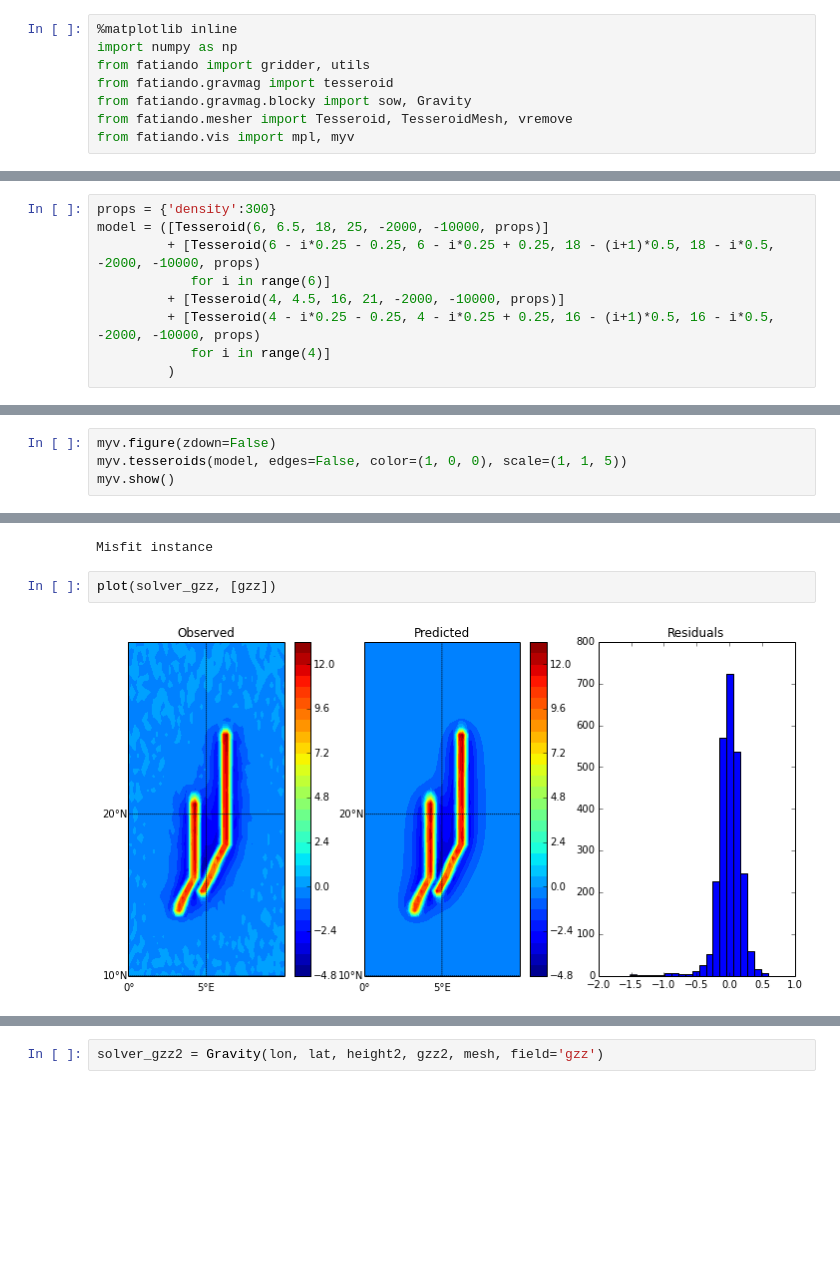
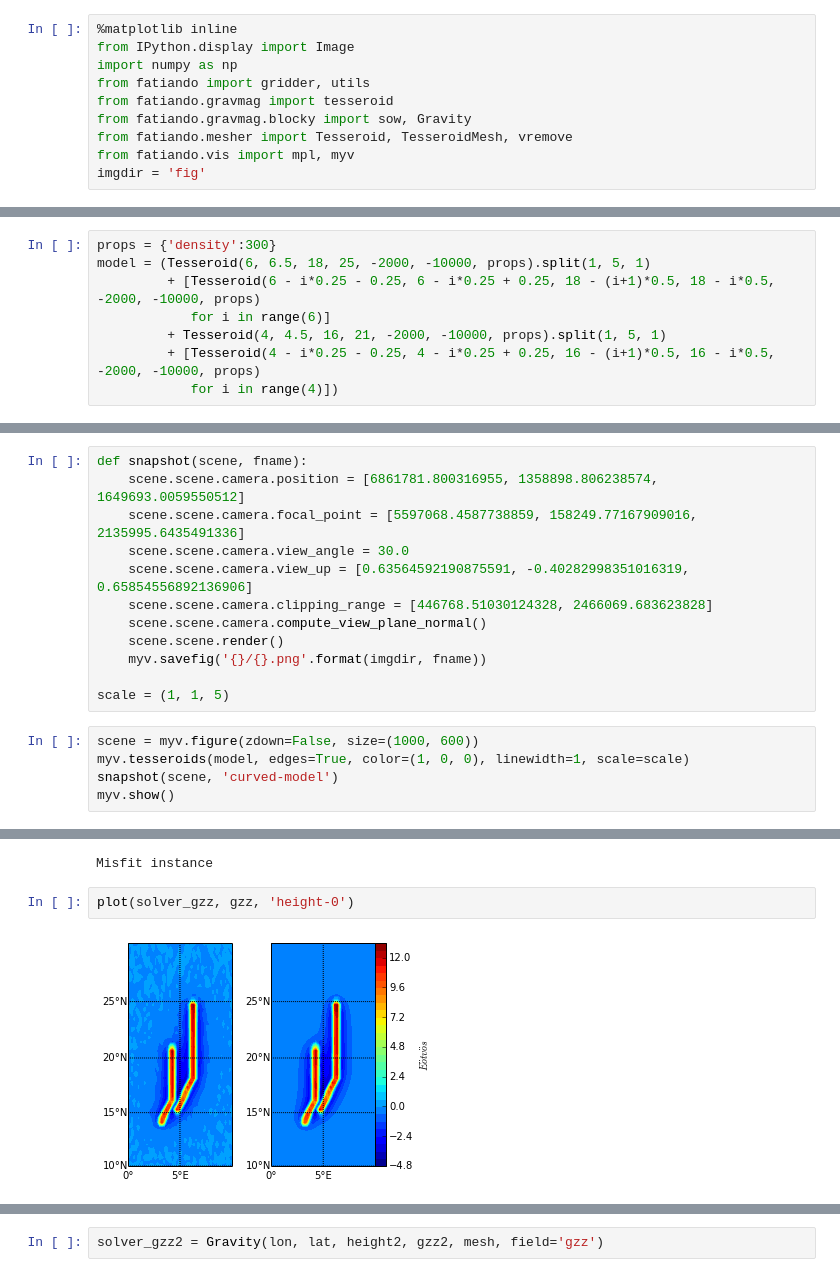
Before and after one commit to leouieda/egu2014, a Jupyter notebook: notebooks/lineament-curved.ipynb, the cells around one changed output, grey strips where cells are left out. Drawn from its saved outputs; the diff is of its cells as text; blank space fills up the shorter version.

```diff
--- a/notebooks/lineament-curved.ipynb
+++ b/notebooks/lineament-curved.ipynb
@@ -1,25 +1,39 @@
 # %%
 %matplotlib inline
+from IPython.display import Image
 import numpy as np
 from fatiando import gridder, utils
 from fatiando.gravmag import tesseroid
 from fatiando.gravmag.blocky import sow, Gravity
 from fatiando.mesher import Tesseroid, TesseroidMesh, vremove
 from fatiando.vis import mpl, myv
+imgdir = 'fig'
 # %% [markdown]
 # Make a model
 # %%
 props = {'density':300}
-model = ([Tesseroid(6, 6.5, 18, 25, -2000, -10000, props)]
+model = (Tesseroid(6, 6.5, 18, 25, -2000, -10000, props).split(1, 5, 1)
          + [Tesseroid(6 - i*0.25 - 0.25, 6 - i*0.25 + 0.25, 18 - (i+1)*0.5, 18 - i*0.5, -2000, -10000, props)
             for i in range(6)]
-         + [Tesseroid(4, 4.5, 16, 21, -2000, -10000, props)]
+         + Tesseroid(4, 4.5, 16, 21, -2000, -10000, props).split(1, 5, 1)
          + [Tesseroid(4 - i*0.25 - 0.25, 4 - i*0.25 + 0.25, 16 - (i+1)*0.5, 16 - i*0.5, -2000, -10000, props)
-            for i in range(4)]
-         )
+            for i in range(4)])
 # %%
 bounds = [0, 10, 10, 30, 0, -20000]
+# %%
+def snapshot(scene, fname):
+    scene.scene.camera.position = [6861781.800316955, 1358898.806238574, 1649693.0059550512]
+    scene.scene.camera.focal_point = [5597068.4587738859, 158249.77167909016, 2135995.6435491336]
+    scene.scene.camera.view_angle = 30.0
+    scene.scene.camera.view_up = [0.63564592190875591, -0.40282998351016319, 0.65854556892136906]
+    scene.scene.camera.clipping_range = [446768.51030124328, 2466069.683623828]
+    scene.scene.camera.compute_view_plane_normal()
+    scene.scene.render()
+    myv.savefig('{}/{}.png'.format(imgdir, fname))
+
+scale = (1, 1, 5)
 # %%
-myv.figure(zdown=False)
-myv.tesseroids(model, edges=False, color=(1, 0, 0), scale=(1, 1, 5))
+scene = myv.figure(zdown=False, size=(1000, 600))
+myv.tesseroids(model, edges=True, color=(1, 0, 0), linewidth=1, scale=scale)
+snapshot(scene, 'curved-model')
 myv.show()
@@ -106,6 +121,6 @@ solver_gzz.config('planting', seeds=seeds, compactness=1, threshold=0.0001).fit(
 # %% [output]
 Misfit instance
 # %%
-plot(solver_gzz, [gzz])
+plot(solver_gzz, gzz, 'height-0')
 # %% [output]
-[figure, old version]
+[figure, new version]
```
Also changed, not shown: parts of 17 cells of this notebook, 14 other files.
